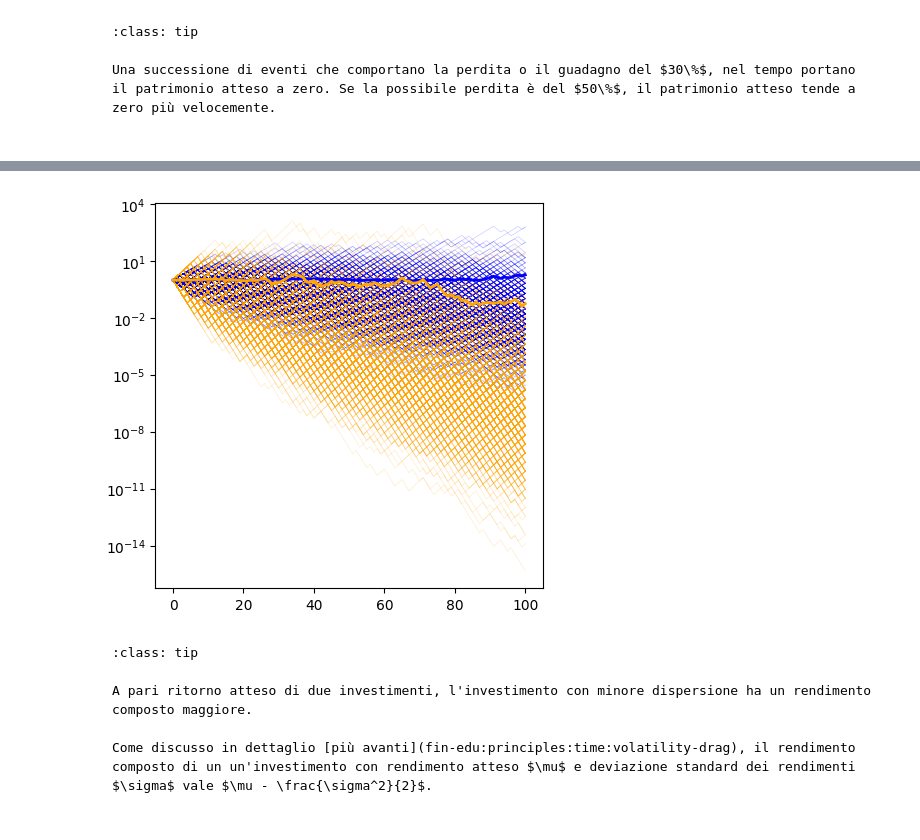
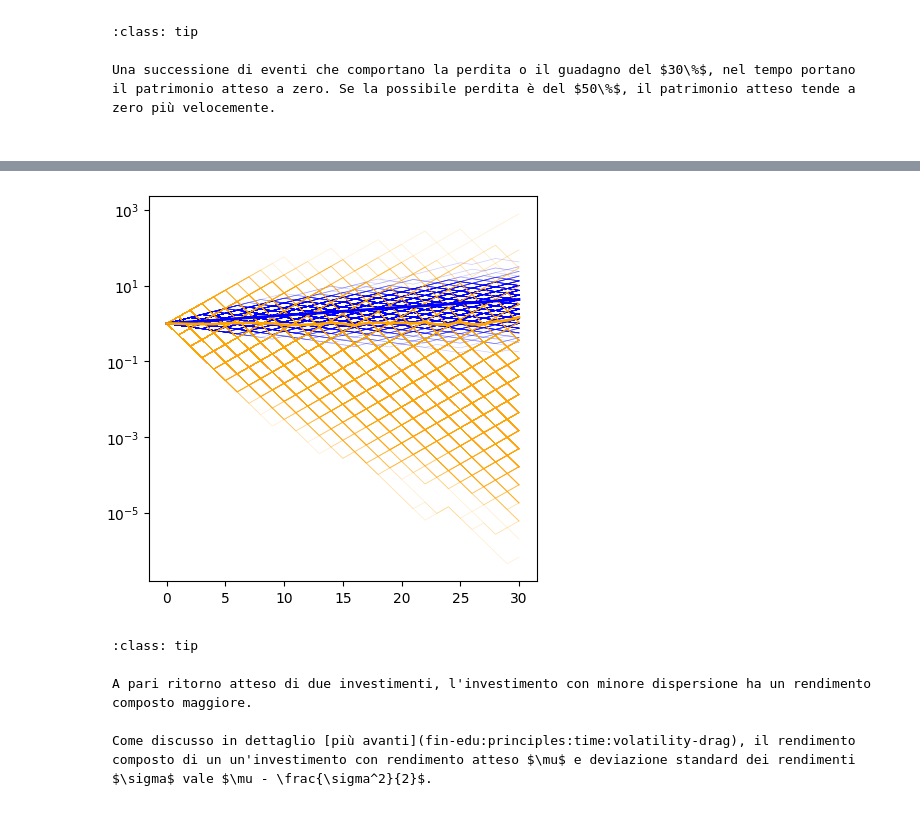
Before and after one commit to Basics2022/bbooks-financial-edu, a Jupyter notebook: _build/jupyter_execute/ch/principles/essentials.ipynb, the cells around one changed output, grey strips where cells are left out. Cells and saved outputs as stored; diff of their text form; code cells hidden in the pictures.

````diff
--- a/_build/jupyter_execute/ch/principles/essentials.ipynb
+++ b/_build/jupyter_execute/ch/principles/essentials.ipynb
@@ -93,24 +111,10 @@ Una successione di eventi che comportano la perdita o il guadagno del $30\%$, ne
 import numpy as np
 import matplotlib.pyplot as plt
 
-nt = 100
+nt = 30
 nreals = 1000
 
-gain_1, loss_1 = .3 , -.3
+gain_1, loss_1 = .2 , -.1
 gain_2, loss_2 = .5 , -.5
 p_win_1 = .5;  p_loss_1 = 1. - p_win_1
 p_win_2 = .5;  p_loss_2 = 1. - p_win_2
-
-rng = np.random.default_rng().choice
-rng_params_1 = { 'a': [gain_1, loss_1], 'p': [p_win_1, p_loss_1], 'size': nt }
-rng_params_2 = { 'a': [gain_2, loss_2], 'p': [p_win_2, p_loss_2], 'size': nt }
-
-w1, w2 = [], []
-
-for ireal in np.arange(nreals):
-
-    w1 += [ np.array([ 1. ] + list(np.cumprod(1+rng(**rng_params_1)))) ]
-    w2 += [ np.array([ 1. ] + list(np.cumprod(1+rng(**rng_params_2)))) ]
-
-w1 = np.array(w1).T
-w2 = np.array(w2).T
@@ -117,18 +181,21 @@ w2 = np.array(w2).T
 # %%
 fig, ax = plt.subplots(1,1, figsize=(5,5))
-ax.semilogy(w1, lw=.5, color='blue'  , alpha=.2)
-ax.semilogy(w2, lw=.5, color='orange', alpha=.2)
-ax.semilogy(np.mean(w1, axis=1), lw=2., color='blue')
-ax.semilogy(np.mean(w2, axis=1), lw=2., color='orange')
+plot_yscale = 'log'
 
-# ax.plot(w1, lw=.5, color='blue'  , alpha=.1)
-# ax.plot(w2, lw=.5, color='orange', alpha=.1)
-# ax.plot(np.mean(w1, axis=1), lw=2., color='blue')
-# ax.plot(np.mean(w2, axis=1), lw=2., color='orange')
+if plot_yscale == 'log':
+    ax.semilogy(w1, lw=.5, color='blue'  , alpha=.2)
+    ax.semilogy(w2, lw=.5, color='orange', alpha=.2)
+    ax.semilogy(np.mean(w1, axis=1), lw=2., color='blue')
+    ax.semilogy(np.mean(w2, axis=1), lw=2., color='orange')
+else:
+    ax.plot(w1, lw=.5, color='blue'  , alpha=.1)
+    ax.plot(w2, lw=.5, color='orange', alpha=.1)
+    ax.plot(np.mean(w1, axis=1), lw=2., color='blue')
+    ax.plot(np.mean(w2, axis=1), lw=2., color='orange')
 
 plt.show()
 # %% [output]
-[figure, old version]
+[figure, new version]
 # %% [markdown]
 ```{admonition} Volatility-drag (II)
 :class: tip
````
Also changed, not shown: parts of 3 cells of this notebook, 15 other files.
